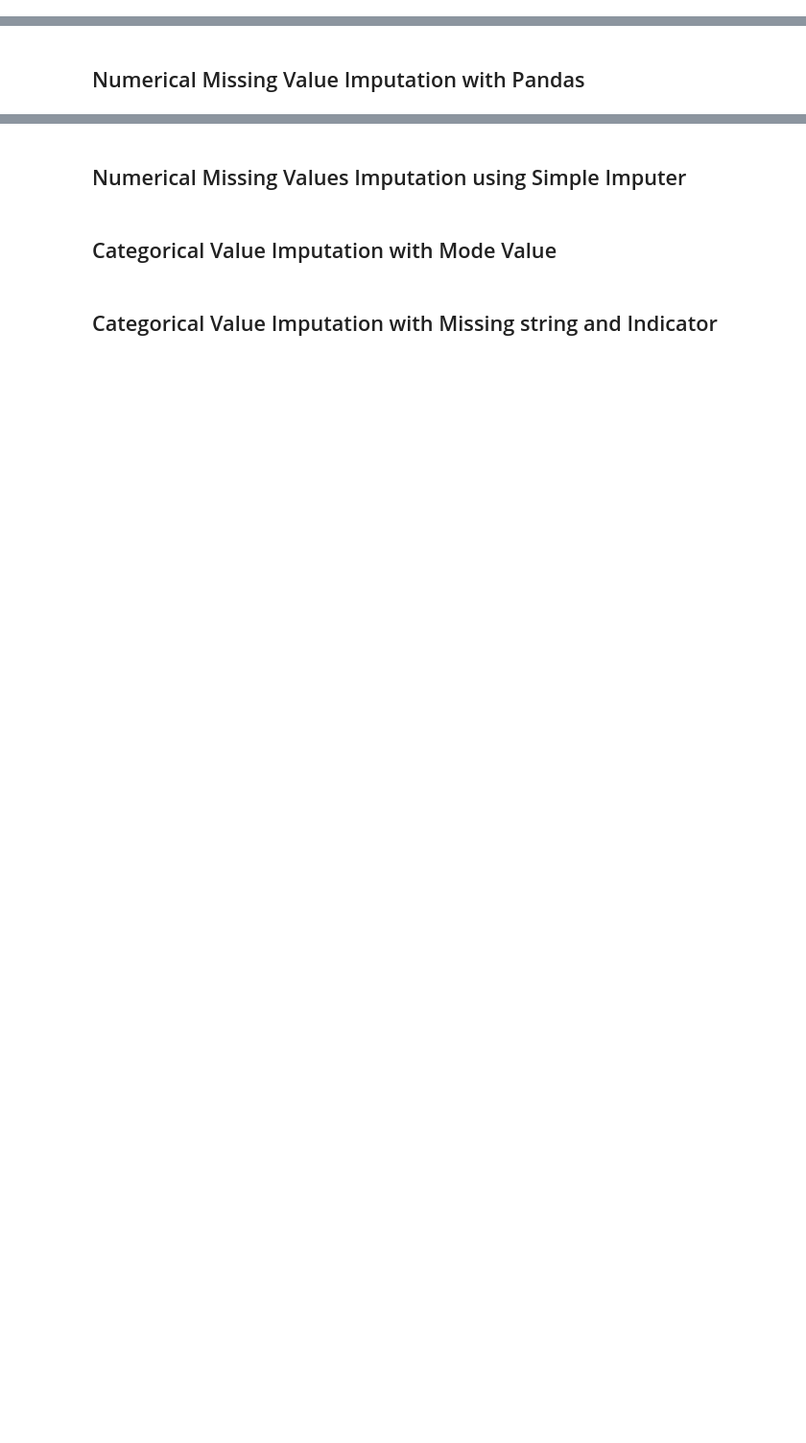
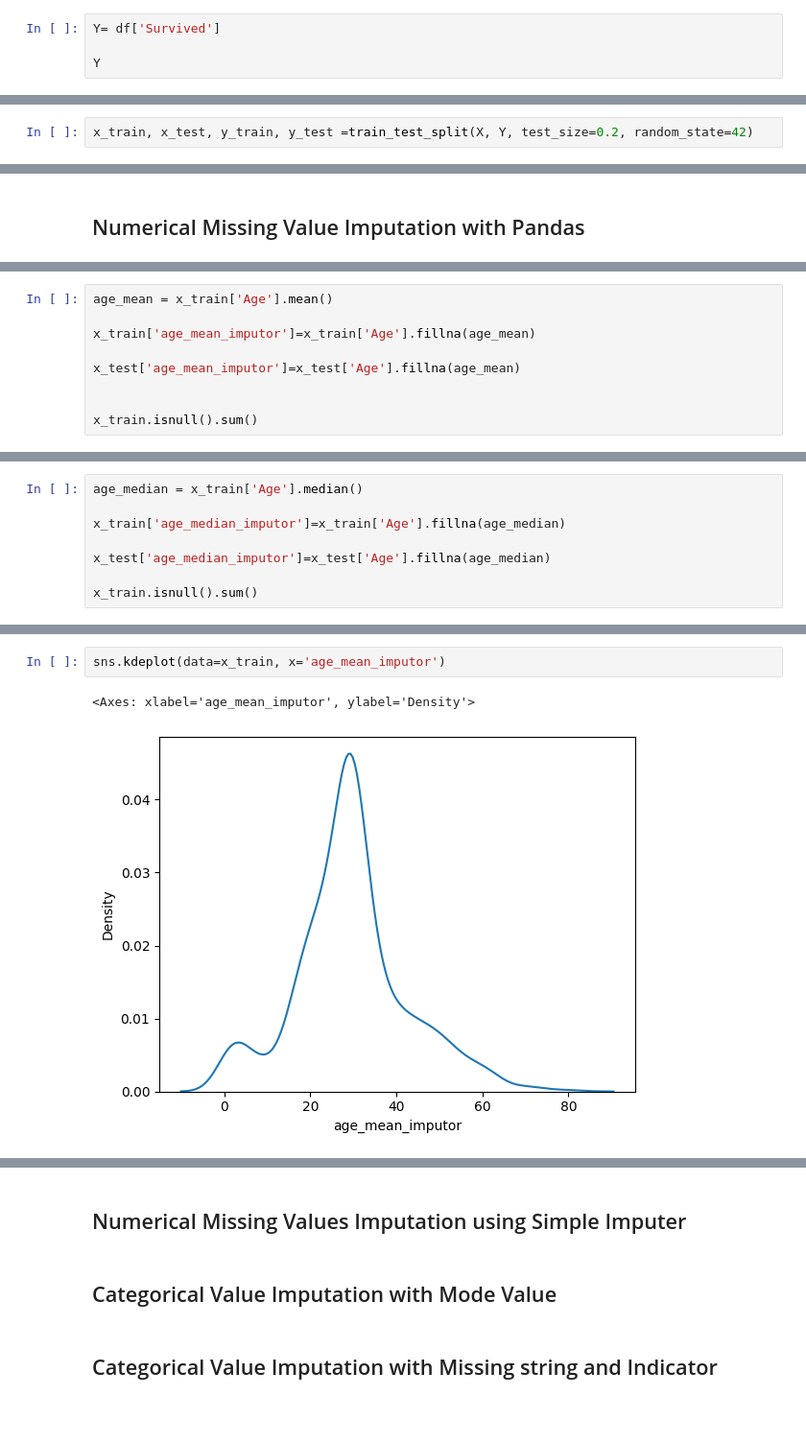
Before and after one commit to AlgoAbrar/Phitron_Ai_ML, a Jupyter notebook: Month_02_Machine_Learning/Module_03/feature_engineering.ipynb, the cells around one changed output, grey strips where cells are left out. Shown at 96% size. Cells and saved outputs as stored; diff of their text form; blank space fills up the shorter version.

```diff
--- a/Month_02_Machine_Learning/Module_03/feature_engineering.ipynb
+++ b/Month_02_Machine_Learning/Module_03/feature_engineering.ipynb
@@ -59,0 +117,4 @@ Step:
+# %%
+Y= df['Survived']
+
+Y
@@ -60,2 +134,4 @@ Step:
 # %% [markdown]
 ## Train Test Split
+# %%
+x_train, x_test, y_train, y_test =train_test_split(X, Y, test_size=0.2, random_state=42)
@@ -63,0 +229,9 @@ Step:
+# %%
+age_mean = x_train['Age'].mean()
+
+x_train['age_mean_imputor']=x_train['Age'].fillna(age_mean)
+
+x_test['age_mean_imputor']=x_test['Age'].fillna(age_mean)
+
+
+x_train.isnull().sum()
@@ -63,0 +248,8 @@ Step:
+# %%
+age_median = x_train['Age'].median()
+
+x_train['age_median_imputor']=x_train['Age'].fillna(age_median)
+
+x_test['age_median_imputor']=x_test['Age'].fillna(age_median)
+
+x_train.isnull().sum()
@@ -63,0 +267,5 @@ Step:
+# %%
+sns.kdeplot(data=x_train, x='age_mean_imputor')
+# %% [output]
+<Axes: xlabel='age_mean_imputor', ylabel='Density'>
+[figure, added]
```
Also changed, not shown: parts of 17 cells of this notebook.
